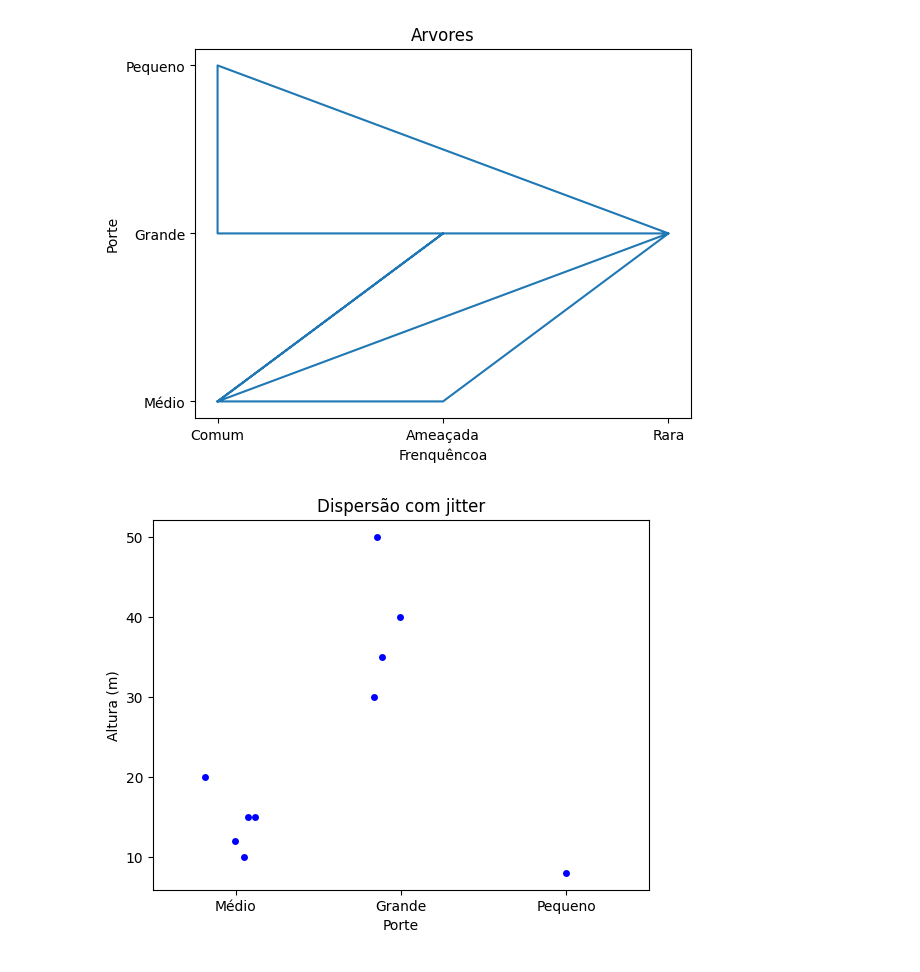
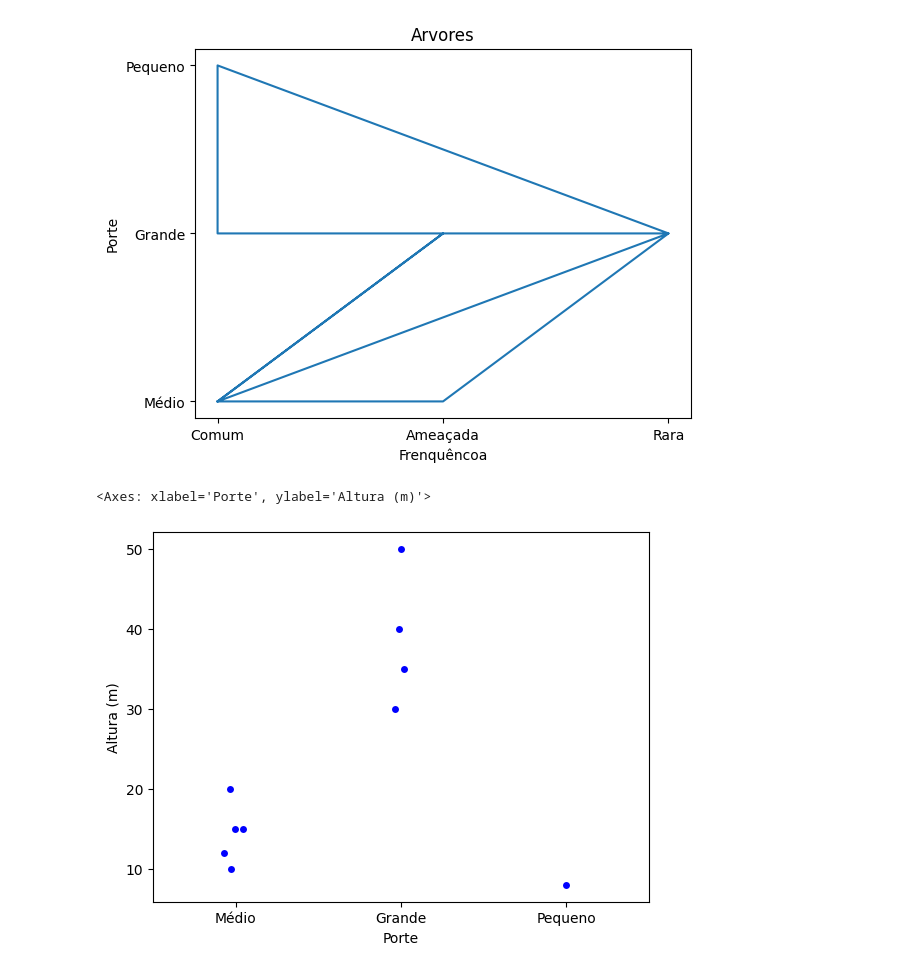
Before and after one commit to VitoriaN27/Python, a Jupyter notebook: python-histograma/grafico-dispersao.ipynb, the cells around one changed output. Drawn from its saved outputs; the diff is of its cells as text; code cells hidden in the pictures.

```diff
--- a/python-histograma/grafico-dispersao.ipynb
+++ b/python-histograma/grafico-dispersao.ipynb
@@ -41,14 +41,13 @@ Text(0, 0.5, 'Porte')
 # %%
 #Grafico de dispersão com 'afastamento' dos dados (jitter)
 #fit_reg linha de tendencia
 sns.stripplot(
     x="Porte",
     y="Altura (m)",
     data=base,
-    jitter=0.2,
+    jitter=0.1,
     color='blue'
 )
-plt.title("Dispersão com jitter")
-plt.show()
 # %% [output]
+<Axes: xlabel='Porte', ylabel='Altura (m)'>
-[figure, old version]
+[figure, new version]
```
